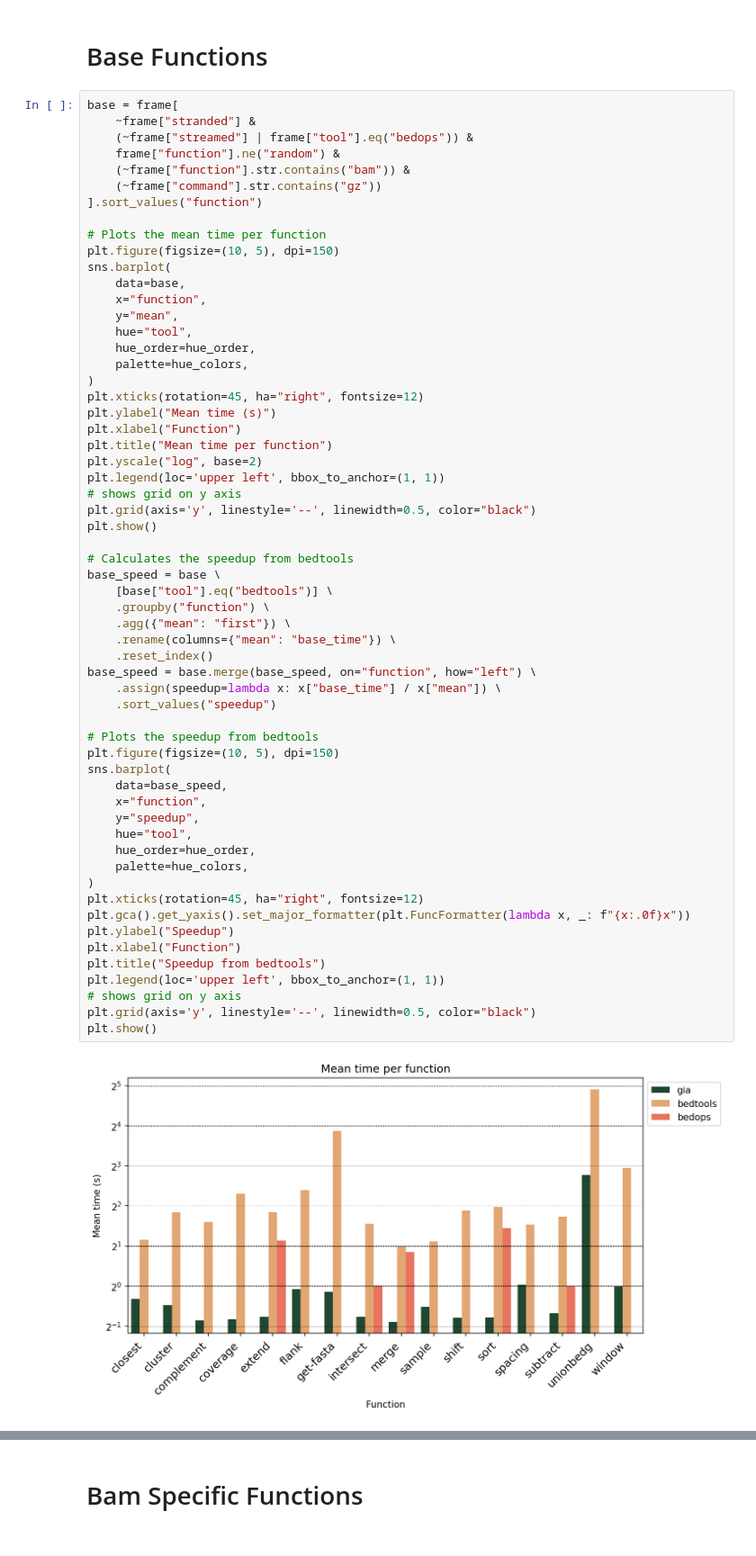
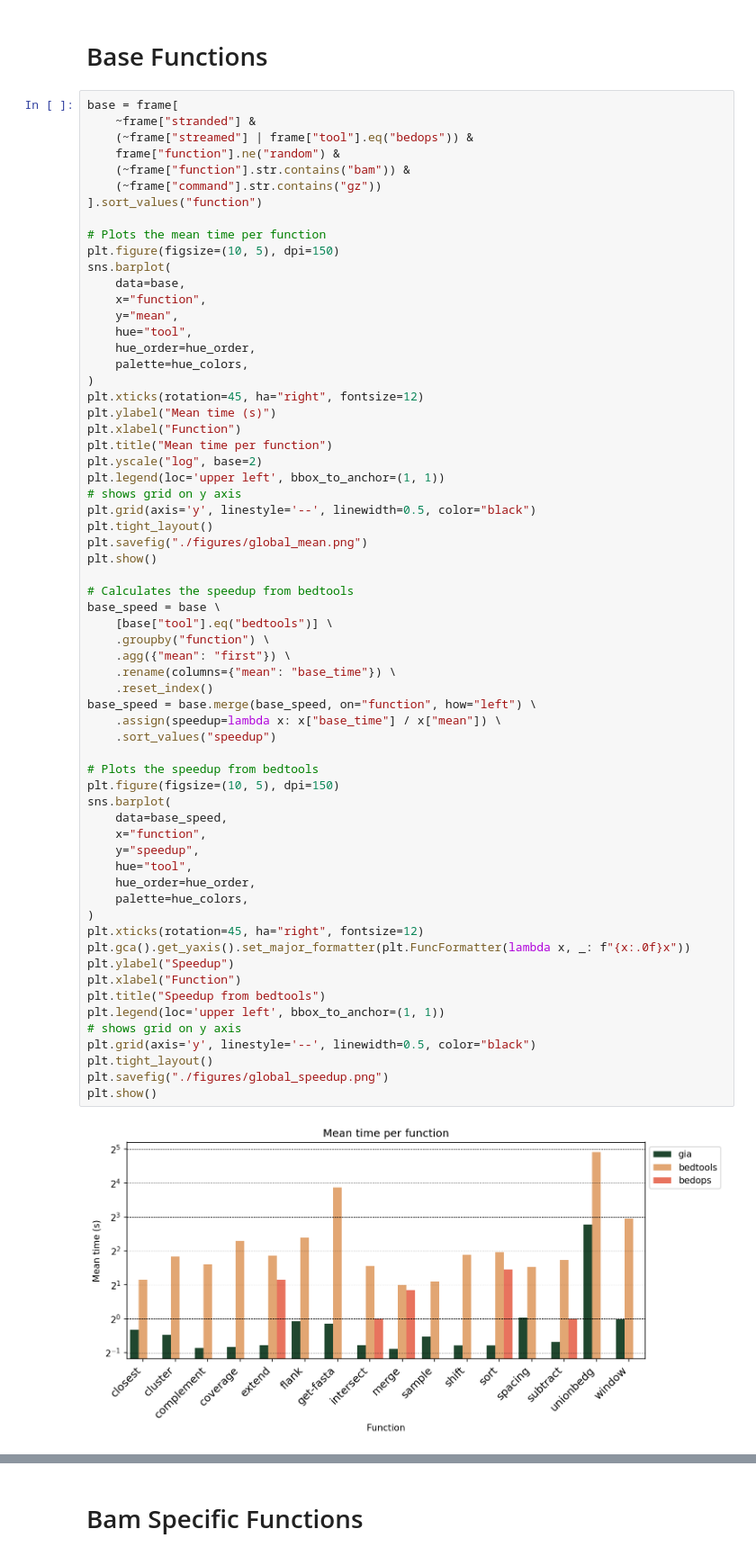
Before and after one commit to noamteyssier/interval_benchmark, a Jupyter notebook: notebooks/Analysis.ipynb, the cells around one changed output, grey strips where cells are left out. Shown at 90% size. Saved outputs shown, nothing was run; the diff lists cells and outputs as text.

Commit message:
feat: update notebooks and add figures

```diff
--- a/notebooks/Analysis.ipynb
+++ b/notebooks/Analysis.ipynb
@@ -91,37 +91,41 @@ plt.yscale("log", base=2)
 plt.legend(loc='upper left', bbox_to_anchor=(1, 1))
 # shows grid on y axis
 plt.grid(axis='y', linestyle='--', linewidth=0.5, color="black")
+plt.tight_layout()
+plt.savefig("./figures/global_mean.png")
 plt.show()
 
 # Calculates the speedup from bedtools
 base_speed = base \
     [base["tool"].eq("bedtools")] \
     .groupby("function") \
     .agg({"mean": "first"}) \
     .rename(columns={"mean": "base_time"}) \
     .reset_index()
 base_speed = base.merge(base_speed, on="function", how="left") \
     .assign(speedup=lambda x: x["base_time"] / x["mean"]) \
     .sort_values("speedup")
 
 # Plots the speedup from bedtools
 plt.figure(figsize=(10, 5), dpi=150)
 sns.barplot(
     data=base_speed,
     x="function",
     y="speedup",
     hue="tool",
     hue_order=hue_order,
     palette=hue_colors,
 )
 plt.xticks(rotation=45, ha="right", fontsize=12)
 plt.gca().get_yaxis().set_major_formatter(plt.FuncFormatter(lambda x, _: f"{x:.0f}x"))
 plt.ylabel("Speedup")
 plt.xlabel("Function")
 plt.title("Speedup from bedtools")
 plt.legend(loc='upper left', bbox_to_anchor=(1, 1))
 # shows grid on y axis
 plt.grid(axis='y', linestyle='--', linewidth=0.5, color="black")
+plt.tight_layout()
+plt.savefig("./figures/global_speedup.png")
 plt.show()
 # %% [output]
-[figure, old version]
+[figure, new version]
```
Also changed, not shown: parts of 3 cells of this notebook, 6 other files.
